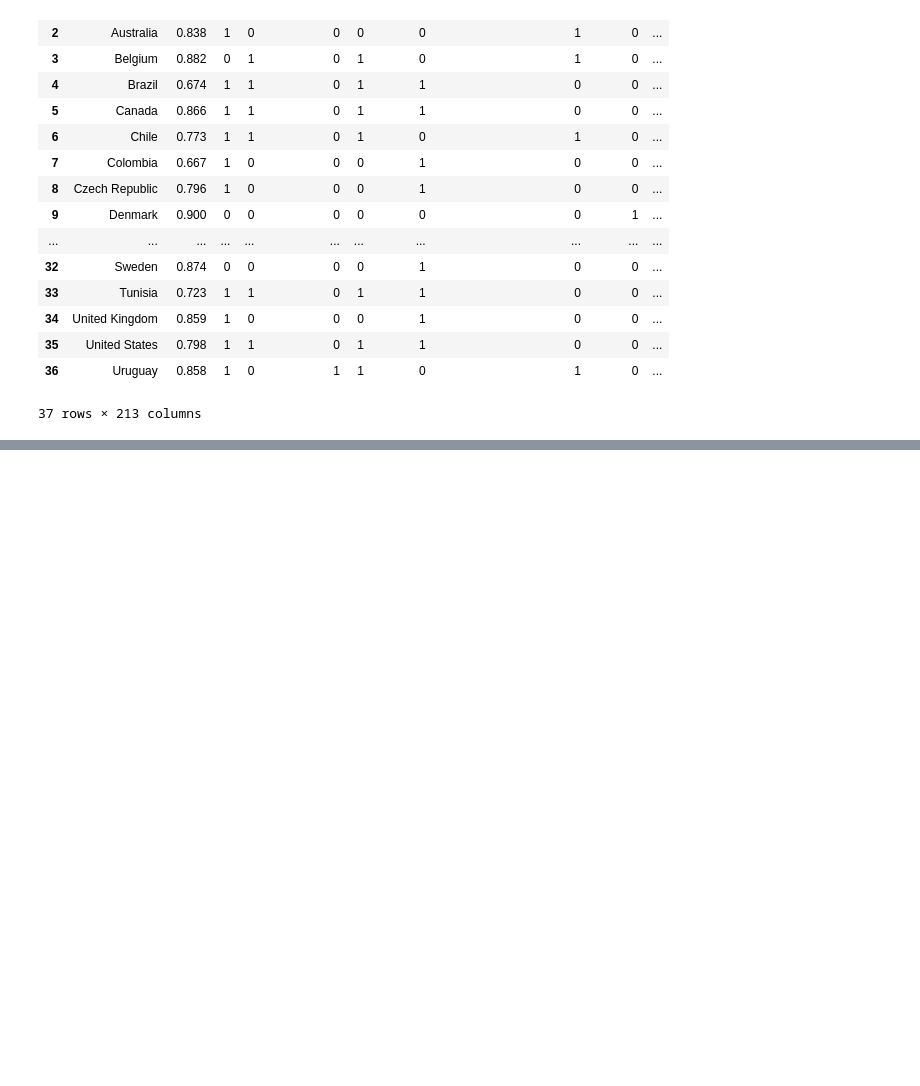
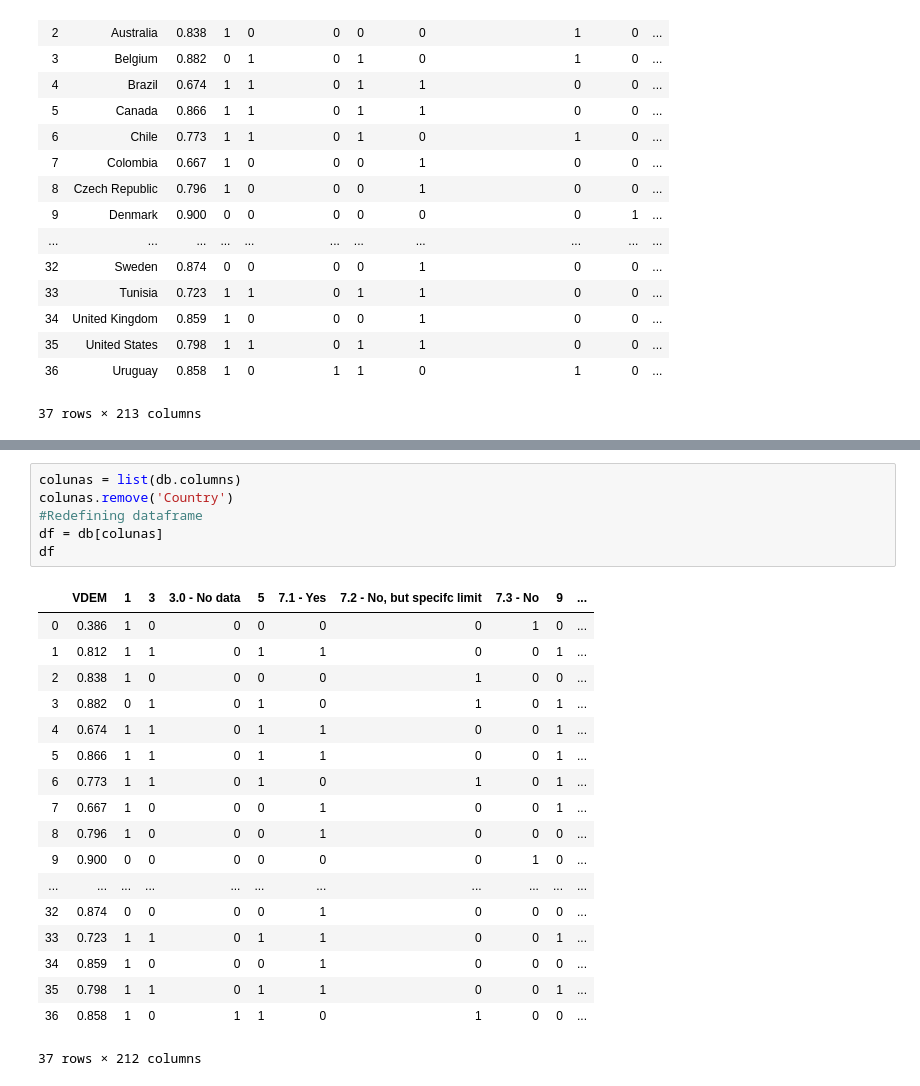
Before and after one commit to luvi01/DemocracyResearch, a Jupyter notebook: New Master Function.ipynb, the cells around one changed output, grey strips where cells are left out. Saved outputs shown, nothing was run; the diff lists cells and outputs as text; blank space fills up the shorter version.

```diff
--- a/New Master Function.ipynb
+++ b/New Master Function.ipynb
@@ -572,0 +90,25 @@ X = df[['1',
+# %%
+colunas = list(db.columns)
+colunas.remove('Country')
+#Redefining dataframe
+df = db[colunas]
+df
+# %% [output]
+|  | VDEM | 1 | 3 | 3.0 - No data | 5 | 7.1 - Yes | 7.2 - No, but specifc limit | 7.3 - No | 9 | ... |
+| 0 | 0.386 | 1 | 0 | 0 | 0 | 0 | 0 | 1 | 0 | ... |
+| 1 | 0.812 | 1 | 1 | 0 | 1 | 1 | 0 | 0 | 1 | ... |
+| 2 | 0.838 | 1 | 0 | 0 | 0 | 0 | 1 | 0 | 0 | ... |
+| 3 | 0.882 | 0 | 1 | 0 | 1 | 0 | 1 | 0 | 1 | ... |
+| 4 | 0.674 | 1 | 1 | 0 | 1 | 1 | 0 | 0 | 1 | ... |
+| 5 | 0.866 | 1 | 1 | 0 | 1 | 1 | 0 | 0 | 1 | ... |
+| 6 | 0.773 | 1 | 1 | 0 | 1 | 0 | 1 | 0 | 1 | ... |
+| 7 | 0.667 | 1 | 0 | 0 | 0 | 1 | 0 | 0 | 1 | ... |
+| 8 | 0.796 | 1 | 0 | 0 | 0 | 1 | 0 | 0 | 0 | ... |
+| 9 | 0.900 | 0 | 0 | 0 | 0 | 0 | 0 | 1 | 0 | ... |
+| ... | ... | ... | ... | ... | ... | ... | ... | ... | ... | ... |
+| 32 | 0.874 | 0 | 0 | 0 | 0 | 1 | 0 | 0 | 0 | ... |
+| 33 | 0.723 | 1 | 1 | 0 | 1 | 1 | 0 | 0 | 1 | ... |
+| 34 | 0.859 | 1 | 0 | 0 | 0 | 1 | 0 | 0 | 0 | ... |
+| 35 | 0.798 | 1 | 1 | 0 | 1 | 1 | 0 | 0 | 1 | ... |
+| 36 | 0.858 | 1 | 0 | 1 | 1 | 0 | 1 | 0 | 0 | ... |
+37 rows × 212 columns
```
Also changed, not shown: parts of 13 cells of this notebook, 1 other file.
